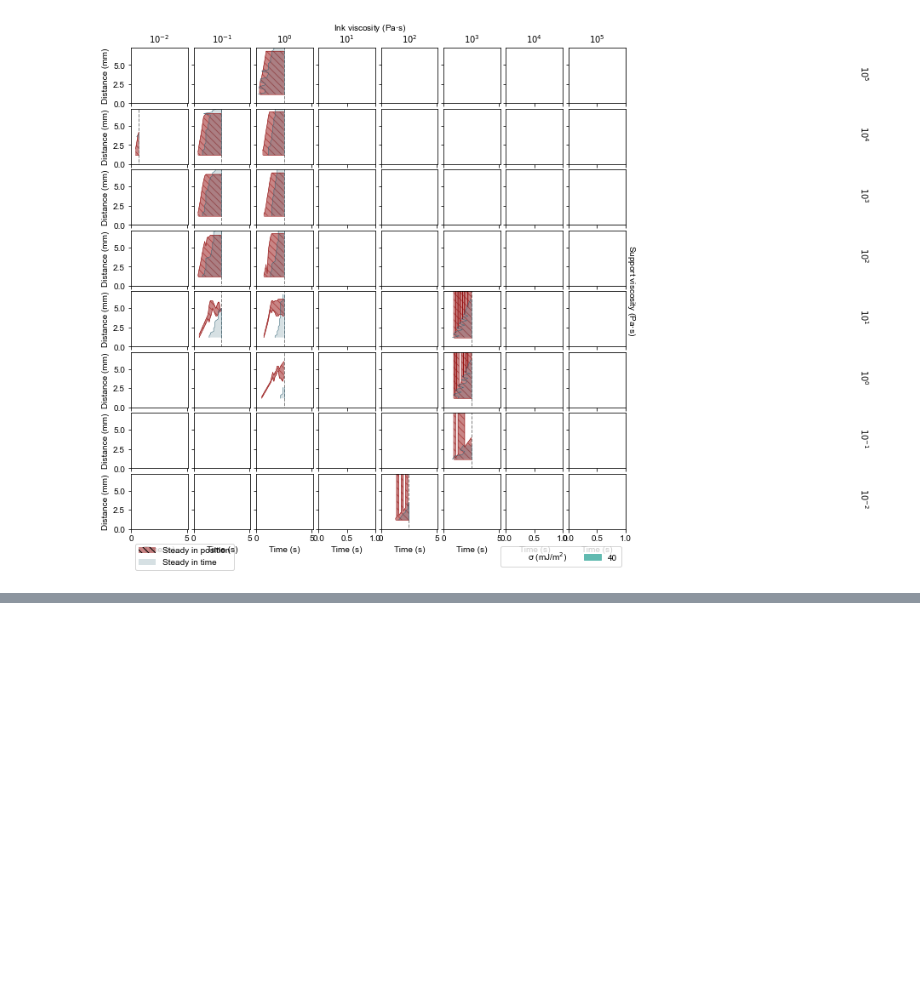
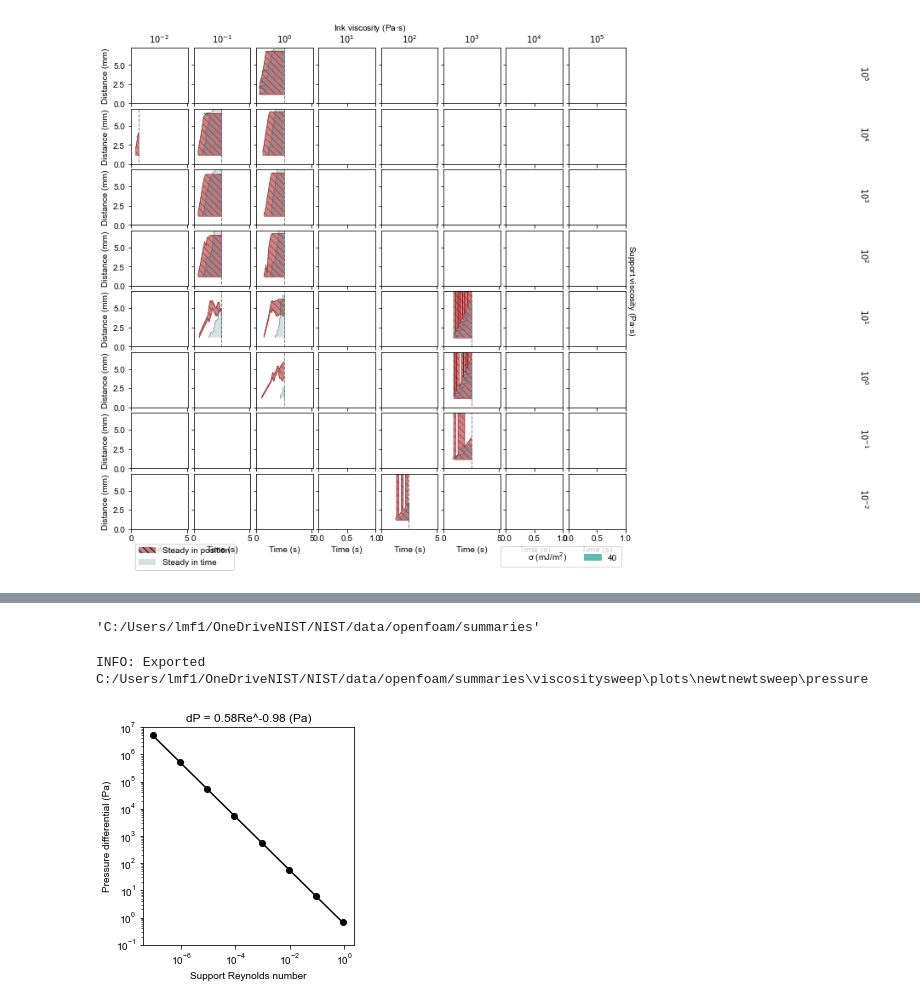
Before and after one commit to usnistgov/openfoamEmbedded3DP, a Jupyter notebook: pythonscripts/interfacemetrics_viscsweep.ipynb, the cells around one changed output, grey strips where cells are left out. Saved outputs shown, nothing was run; the diff lists cells and outputs as text; code cells hidden in the pictures; blank space fills up the shorter version.

```diff
--- a/pythonscripts/interfacemetrics_viscsweep.ipynb
+++ b/pythonscripts/interfacemetrics_viscsweep.ipynb
@@ -45,3 +49,7 @@ for topfolder in TOPFOLDERS:
+# %%
+for topfolder in EFOLDERS:
+    for f in os.listdir(topfolder):
+        if os.path.exists(os.path.join(topfolder, f, 'line_t_10_z_0.5.csv'))
 # %% [markdown]
 # Plots
 # %%
@@ -230,0 +241,3 @@ intm.exportIm(os.path.join(EXPORTFOLDER, 'correlations'), fig)
+# %%
+d = pd.read_csv(os.path.join(cfg.path.fig, 'viscositysweep', 'pressures.csv'),index_col=0, skiprows=[1])
+u = pd.read_csv(os.path.join(cfg.path.fig, 'viscositysweep', 'pressures.csv'), nrows=1)
@@ -230,0 +276,28 @@ intm.exportIm(os.path.join(EXPORTFOLDER, 'correlations'), fig)
+# %%
+cfg.path.fig
+# %% [output]
+'C:/Users/lmf1/OneDriveNIST/NIST/data/openfoam/summaries'
+# %%
+d.sort_values(by='nusup', inplace=True)
+d['sup_Re'] = (1000*0.01*0.000907)/d['nusup']
+fig,ax = plt.subplots(1,1)
+d3 = d[d.dP>0]
+supre = d3.sup_Re.unique()
+p = [d3[d3.sup_Re==s].dP.mean() for s in supre]
+err = [d3[d3.sup_Re==s].dP.sem() for s in supre]
+coeffs = np.polyfit([np.log10(x) for x in supre], [np.log10(x) for x in p], 1)
+x = [10**i for i in range(-7,1)]
+ax.plot(x, [10**coeffs[1]*xi**coeffs[0] for xi in x], color='black')
+ax.errorbar(supre, p, yerr=err, color='black', linestyle='None', fmt='o')
+# ax.scatter(supre, p, color='black', linestyle='None')
+ax.set_xscale('log')
+ax.set_yscale('log')
+ax.set_ylim(10**-1, 10**7)
+ax.set_xlabel('Support Reynolds number')
+ax.set_ylabel('Pressure differential (Pa)')
+ax.set_aspect('equal', adjustable='box')
+ax.set_title('dP = {:0.2f}Re^{:0.2f} (Pa)'.format(10**coeffs[1], coeffs[0]))
+intm.exportIm(os.path.join(cfg.path.fig, 'viscositysweep', 'plots', 'newtnewtsweep', 'pressure'), fig)
+# %% [output]
+INFO: Exported C:/Users/lmf1/OneDriveNIST/NIST/data/openfoam/summaries\viscositysweep\plots\newtnewtsweep\pressure
+[figure, added]
```
Also changed, not shown: parts of 10 cells of this notebook, 4 other files.
